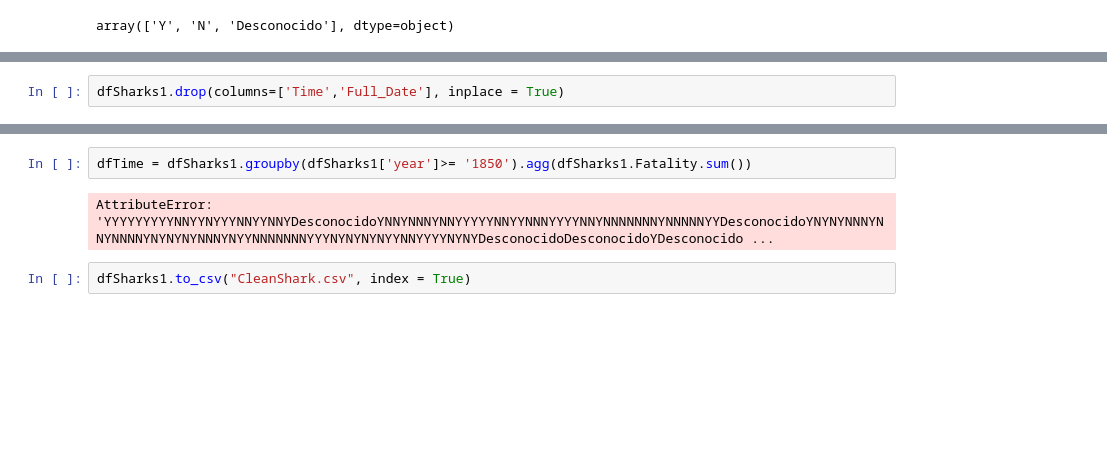
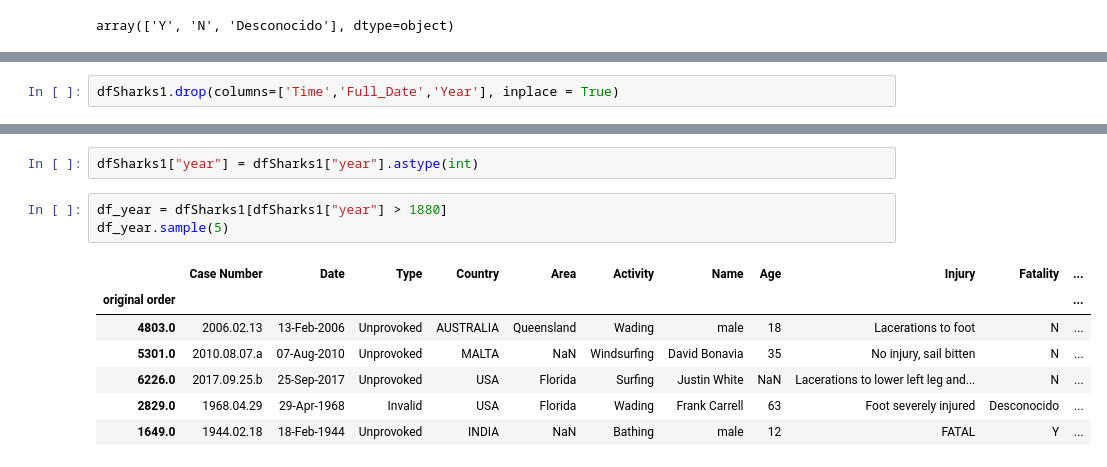
Before and after one commit to Afidalgo-fmm/Pandas-Proyect, a Jupyter notebook: Limpieza.ipynb, the cells around one changed output, grey strips where cells are left out. Saved outputs shown, nothing was run; the diff lists cells and outputs as text; blank space fills up the shorter version.

```diff
--- a/Limpieza.ipynb
+++ b/Limpieza.ipynb
@@ -347,4 +332,4 @@ dfSharks1.head()
 | 5.0 | ND.0004 | Before 1903 | 0.0 | Unprovoked | AUSTRALIA | Western Australia | Pearl diving | Ahmun | NaN | FATAL | ... |
 | 6.0 | ND.0005 | Before 1903 | 0.0 | Unprovoked | AUSTRALIA | Western Australia | Diving | male | NaN | FATAL | ... |
 # %%
-dfSharks1.drop(columns=['Time','Full_Date'], inplace = True)
+dfSharks1.drop(columns=['Time','Full_Date','Year'], inplace = True)
@@ -351,6 +355,13 @@ dfSharks1.drop(columns=['Time','Full_Date'], inplace = True)
+# %%
+dfSharks1["year"] = dfSharks1["year"].astype(int)
 # %%
-dfTime = dfSharks1.groupby(dfSharks1['year']>= '1850').agg(dfSharks1.Fatality.sum())
+df_year = dfSharks1[dfSharks1["year"] > 1880]
+df_year.sample(5)
 # %% [output]
-AttributeError: 'YYYYYYYYYNNYYNYYYNNYYNNYDesconocidoYNNYNNNYNNYYYYYNNYYNNNYYYYNNYNNNNNNNYNNNNNYYDesconocidoYNYNYNNNYNNYNNNNYNYNYNYNNNYNYYNNNNNNNYYYNYNYNYNYYNNYYYYNYNYDesconocidoDesconocidoYDesconocido ...
+|  | Case Number | Date | Type | Country | Area | Activity | Name | Age | Injury | Fatality | ... |
+| original order |  |  |  |  |  |  |  |  |  |  | ... |
+| 4803.0 | 2006.02.13 | 13-Feb-2006 | Unprovoked | AUSTRALIA | Queensland | Wading | male | 18 | Lacerations to foot | N | ... |
+| 5301.0 | 2010.08.07.a | 07-Aug-2010 | Unprovoked | MALTA | NaN | Windsurfing | David Bonavia | 35 | No injury, sail bitten | N | ... |
+| 6226.0 | 2017.09.25.b | 25-Sep-2017 | Unprovoked | USA | Florida | Surfing | Justin White | NaN | Lacerations to lower left leg and... | N | ... |
+| 2829.0 | 1968.04.29 | 29-Apr-1968 | Invalid | USA | Florida | Wading | Frank Carrell | 63 | Foot severely injured | Desconocido | ... |
+| 1649.0 | 1944.02.18 | 18-Feb-1944 | Unprovoked | INDIA | NaN | Bathing | male | 12 | FATAL | Y | ... |
-# %%
-dfSharks1.to_csv("CleanShark.csv", index = True)
```
Also changed, not shown: parts of 15 cells of this notebook, 1 other file.
